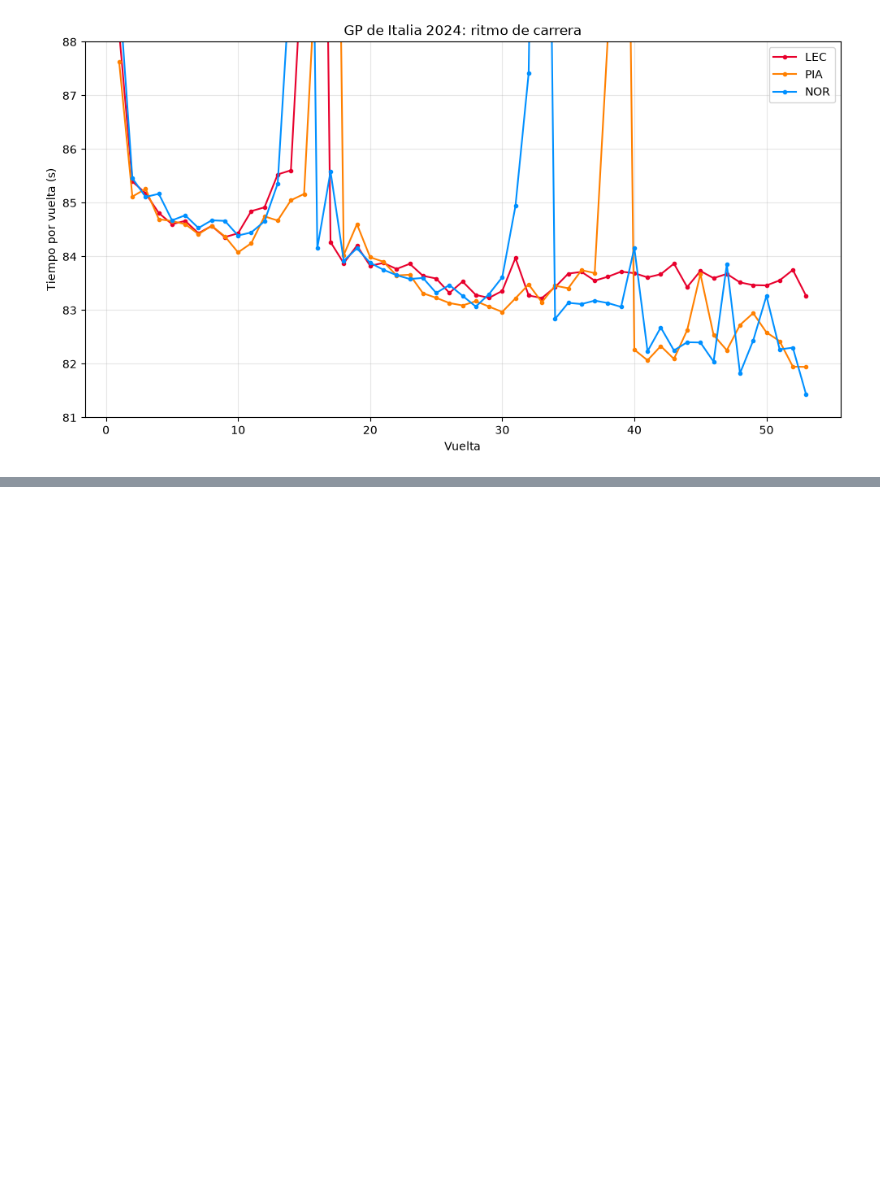
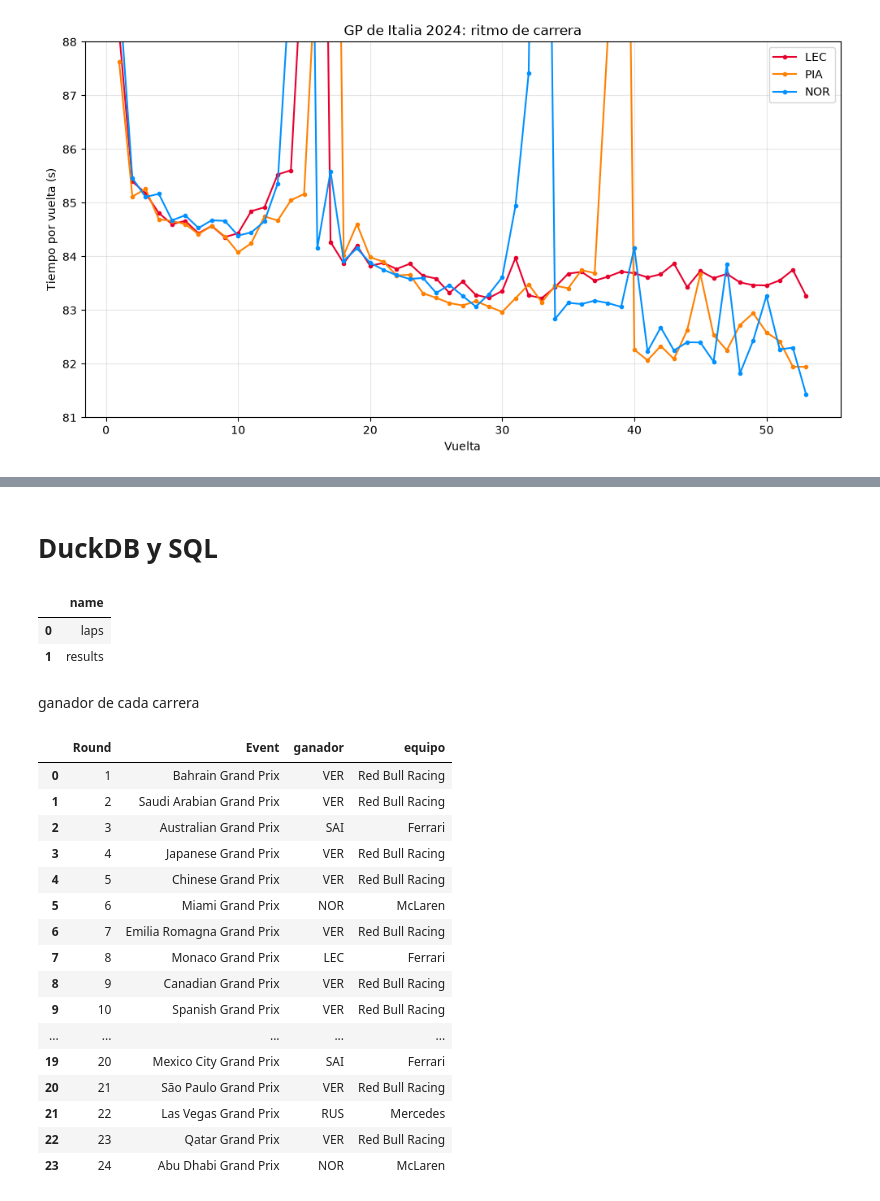
Before and after one commit to wewesito/f1-strategy-analytics, a Jupyter notebook: 01_exploracion.ipynb, the cells around one changed output, grey strips where cells are left out. Drawn from its saved outputs; the diff is of its cells as text; code cells hidden in the pictures; blank space fills up the shorter version.

Commit message:
Día 8: carga en DuckDB y consultas SQL

```diff
--- a/01_exploracion.ipynb
+++ b/01_exploracion.ipynb
@@ -241,0 +328,41 @@ plt.show()
+# %% [markdown]
+# DuckDB y SQL
+# %%
+import duckdb
+
+# read_only=True: solo leemos, así no bloqueamos el archivo para los scripts
+con = duckdb.connect('data/f1.duckdb', read_only=True)
+
+# Comprobar qué tablas hay
+con.sql("SHOW TABLES").df()
+# %% [output]
+|  | name |
+| 0 | laps |
+| 1 | results |
+# %% [markdown]
+ganador de cada carrera
+# %%
+con.sql("""
+    SELECT Round, Event, Abbreviation AS ganador, TeamName AS equipo
+    FROM results
+    WHERE Position = 1
+    ORDER BY Round
+""").df()
+# %% [output]
+|  | Round | Event | ganador | equipo |
+| 0 | 1 | Bahrain Grand Prix | VER | Red Bull Racing |
+| 1 | 2 | Saudi Arabian Grand Prix | VER | Red Bull Racing |
+| 2 | 3 | Australian Grand Prix | SAI | Ferrari |
+| 3 | 4 | Japanese Grand Prix | VER | Red Bull Racing |
+| 4 | 5 | Chinese Grand Prix | VER | Red Bull Racing |
+| 5 | 6 | Miami Grand Prix | NOR | McLaren |
+| 6 | 7 | Emilia Romagna Grand Prix | VER | Red Bull Racing |
+| 7 | 8 | Monaco Grand Prix | LEC | Ferrari |
+| 8 | 9 | Canadian Grand Prix | VER | Red Bull Racing |
+| 9 | 10 | Spanish Grand Prix | VER | Red Bull Racing |
+| ... | ... | ... | ... | ... |
+| 19 | 20 | Mexico City Grand Prix | SAI | Ferrari |
+| 20 | 21 | São Paulo Grand Prix | VER | Red Bull Racing |
+| 21 | 22 | Las Vegas Grand Prix | RUS | Mercedes |
+| 22 | 23 | Qatar Grand Prix | VER | Red Bull Racing |
+| 23 | 24 | Abu Dhabi Grand Prix | NOR | McLaren |
```
Also changed, not shown: parts of 18 cells of this notebook, 2 other files.
